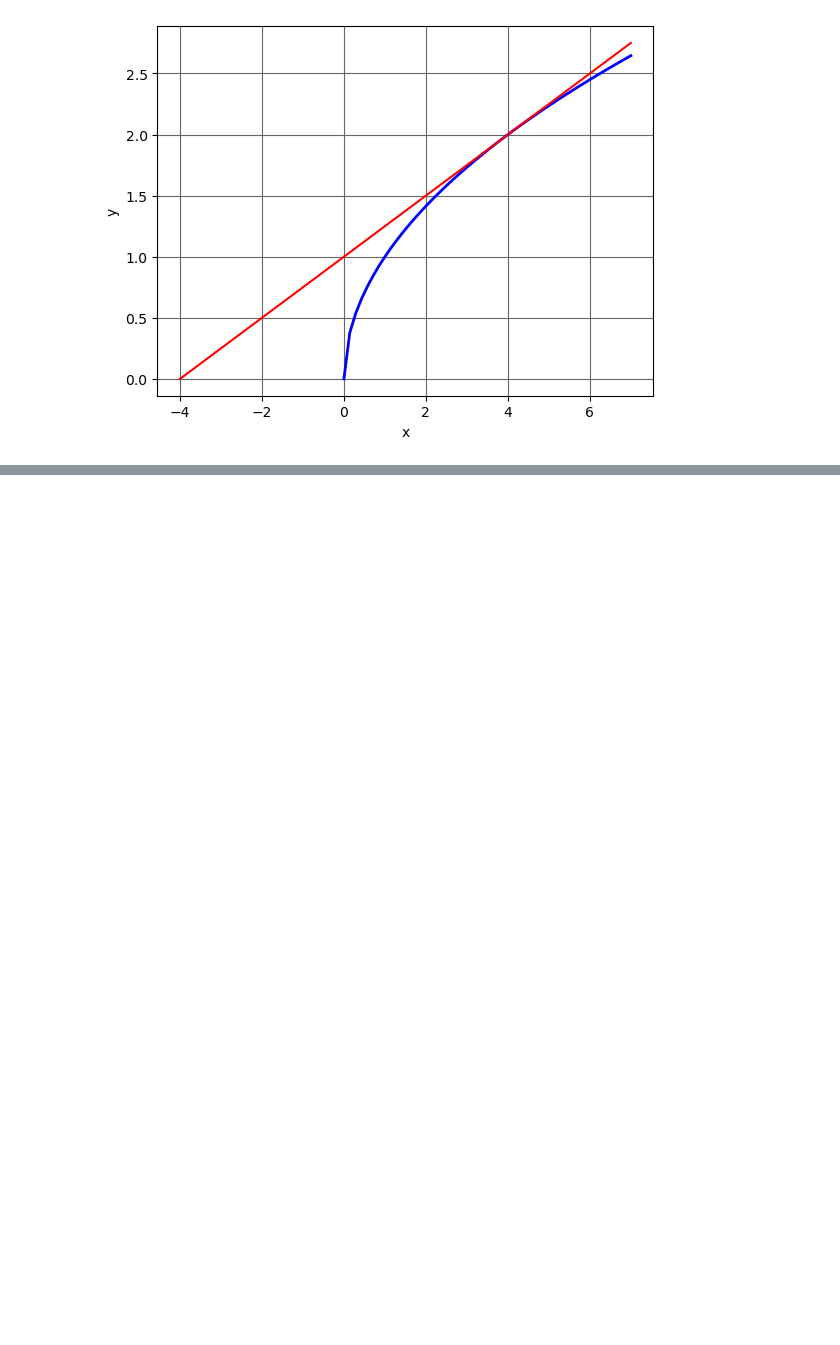
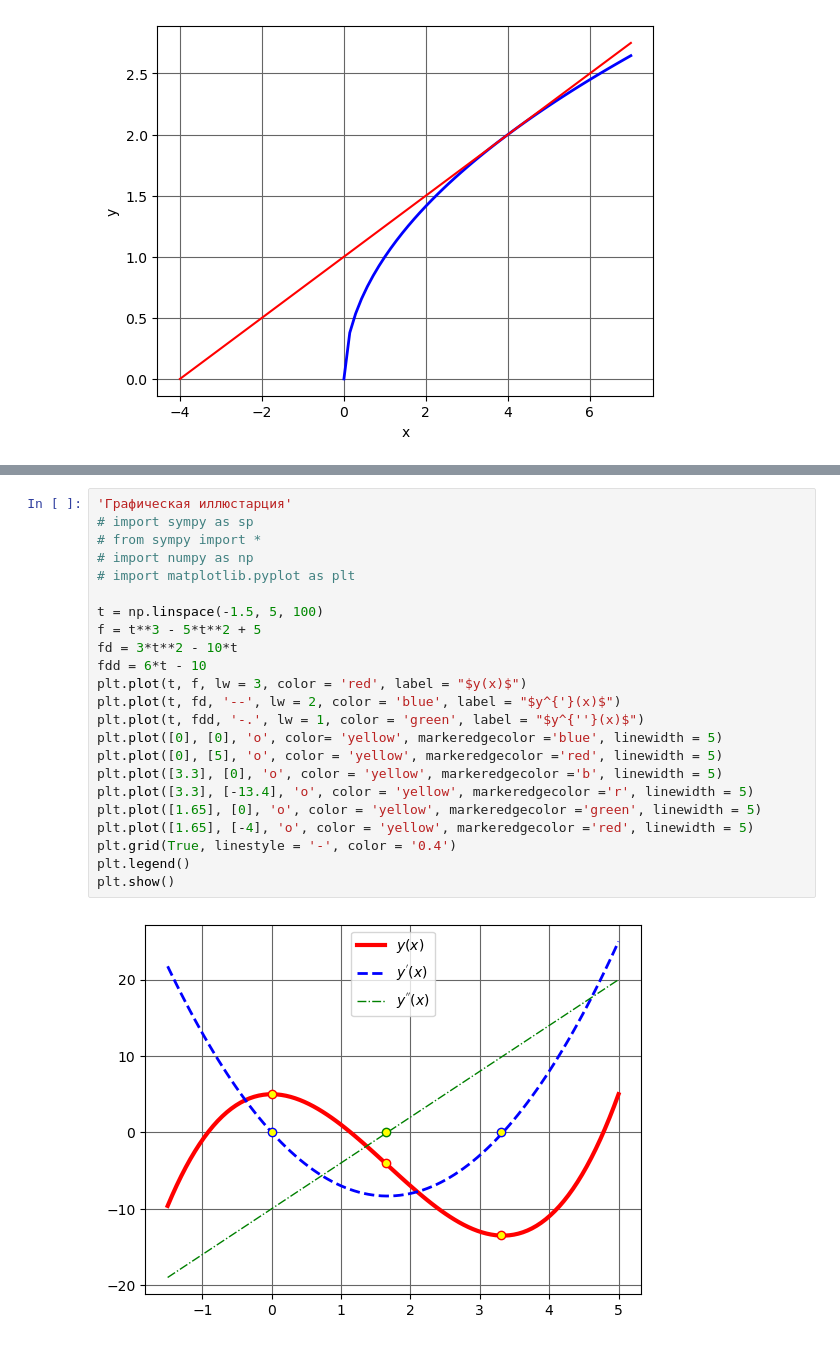
Before and after one commit to igor-novozhilov/Math_with_Python, a Jupyter notebook: 2025-05-13_Matematika_na_Python.ipynb, the cells around one changed output, grey strips where cells are left out. Drawn from its saved outputs; the diff is of its cells as text; blank space fills up the shorter version.

```diff
--- a/2025-05-13_Matematika_na_Python.ipynb
+++ b/2025-05-13_Matematika_na_Python.ipynb
@@ -612,0 +622,25 @@ plt.show()
+# %%
+'Графическая иллюстарция'
+# import sympy as sp
+# from sympy import *
+# import numpy as np
+# import matplotlib.pyplot as plt
+
+t = np.linspace(-1.5, 5, 100)
+f = t**3 - 5*t**2 + 5
+fd = 3*t**2 - 10*t
+fdd = 6*t - 10
+plt.plot(t, f, lw = 3, color = 'red', label = "$y(x)$")
+plt.plot(t, fd, '--', lw = 2, color = 'blue', label = "$y^{'}(x)$")
+plt.plot(t, fdd, '-.', lw = 1, color = 'green', label = "$y^{''}(x)$")
+plt.plot([0], [0], 'o', color= 'yellow', markeredgecolor ='blue', linewidth = 5)
+plt.plot([0], [5], 'o', color = 'yellow', markeredgecolor ='red', linewidth = 5)
+plt.plot([3.3], [0], 'o', color = 'yellow', markeredgecolor ='b', linewidth = 5)
+plt.plot([3.3], [-13.4], 'o', color = 'yellow', markeredgecolor ='r', linewidth = 5)
+plt.plot([1.65], [0], 'o', color = 'yellow', markeredgecolor ='green', linewidth = 5)
+plt.plot([1.65], [-4], 'o', color = 'yellow', markeredgecolor ='red', linewidth = 5)
+plt.grid(True, linestyle = '-', color = '0.4')
+plt.legend()
+plt.show()
+# %% [output]
+[figure, added]
```
Also changed, not shown: parts of 3 cells of this notebook.
